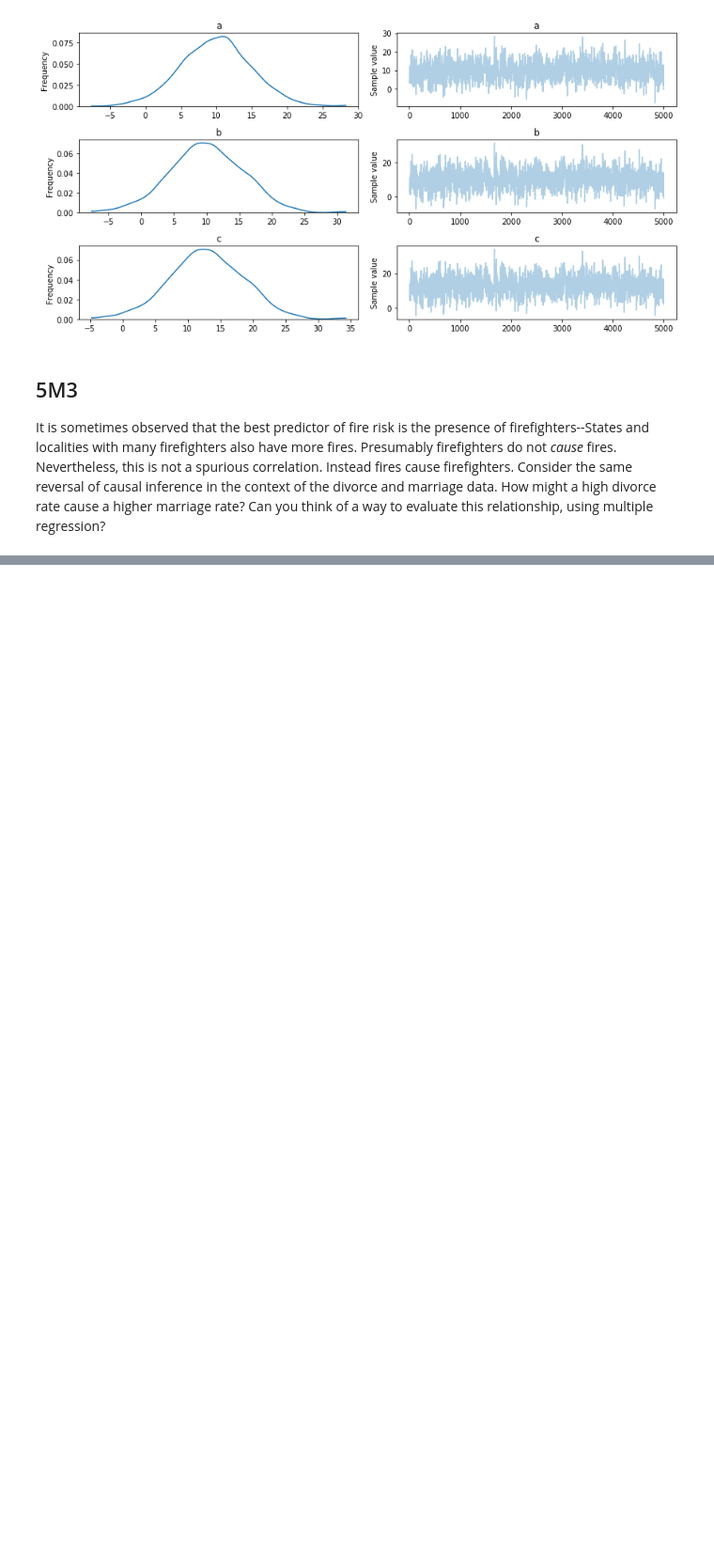
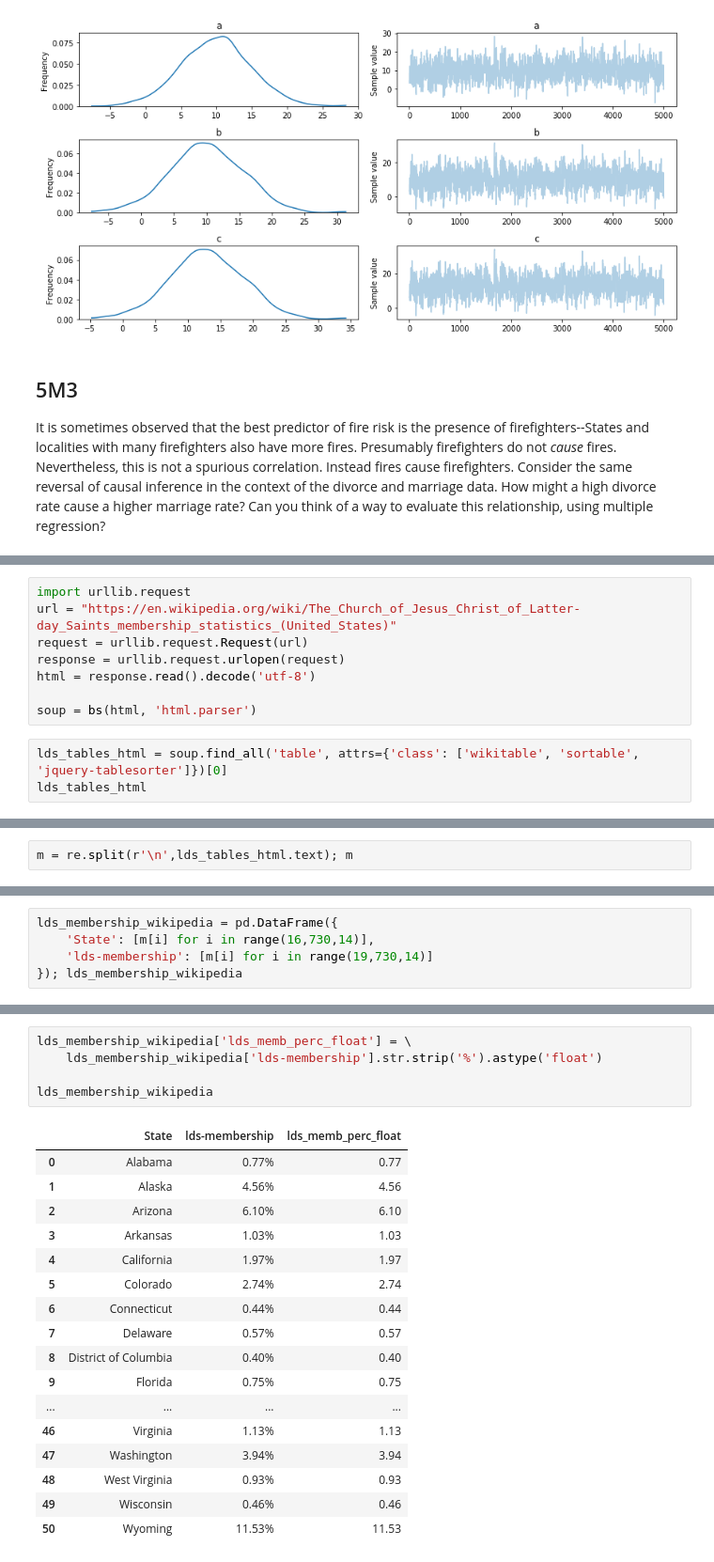
Before and after one commit to Edderic/statistical-rethinking-python-solutions, a Jupyter notebook: ch-5.ipynb, the cells around one changed output, grey strips where cells are left out. Shown at 94% size. Drawn from its saved outputs; the diff is of its cells as text; blank space fills up the shorter version.

Commit message:
scrape wikipedia for LDS membership % by state

```diff
--- a/ch-5.ipynb
+++ b/ch-5.ipynb
@@ -255,0 +265,11 @@ When factoring only marriage rate as a predictor of divorce rate, we should effe
+# %%
+import urllib.request
+url = "https://en.wikipedia.org/wiki/The_Church_of_Jesus_Christ_of_Latter-day_Saints_membership_statistics_(United_States)"
+request = urllib.request.Request(url)
+response = urllib.request.urlopen(request)
+html = response.read().decode('utf-8')
+
+soup = bs(html, 'html.parser')
+# %%
+lds_tables_html = soup.find_all('table', attrs={'class': ['wikitable', 'sortable', 'jquery-tablesorter']})[0]
+lds_tables_html
@@ -255,0 +294,2 @@ When factoring only marriage rate as a predictor of divorce rate, we should effe
+# %%
+m = re.split(r'\n',lds_tables_html.text); m
@@ -255,0 +318,5 @@ When factoring only marriage rate as a predictor of divorce rate, we should effe
+# %%
+lds_membership_wikipedia = pd.DataFrame({
+    'State': [m[i] for i in range(16,730,14)],
+    'lds-membership': [m[i] for i in range(19,730,14)]
+}); lds_membership_wikipedia
@@ -255,0 +341,23 @@ When factoring only marriage rate as a predictor of divorce rate, we should effe
+# %%
+lds_membership_wikipedia['lds_memb_perc_float'] = \
+    lds_membership_wikipedia['lds-membership'].str.strip('%').astype('float')
+
+lds_membership_wikipedia
+# %% [output]
+|  | State | lds-membership | lds_memb_perc_float |
+| 0 | Alabama | 0.77% | 0.77 |
+| 1 | Alaska | 4.56% | 4.56 |
+| 2 | Arizona | 6.10% | 6.10 |
+| 3 | Arkansas | 1.03% | 1.03 |
+| 4 | California | 1.97% | 1.97 |
+| 5 | Colorado | 2.74% | 2.74 |
+| 6 | Connecticut | 0.44% | 0.44 |
+| 7 | Delaware | 0.57% | 0.57 |
+| 8 | District of Columbia | 0.40% | 0.40 |
+| 9 | Florida | 0.75% | 0.75 |
+| ... | ... | ... | ... |
+| 46 | Virginia | 1.13% | 1.13 |
+| 47 | Washington | 3.94% | 3.94 |
+| 48 | West Virginia | 0.93% | 0.93 |
+| 49 | Wisconsin | 0.46% | 0.46 |
+| 50 | Wyoming | 11.53% | 11.53 |
```
Also changed, not shown: parts of 19 cells of this notebook.
